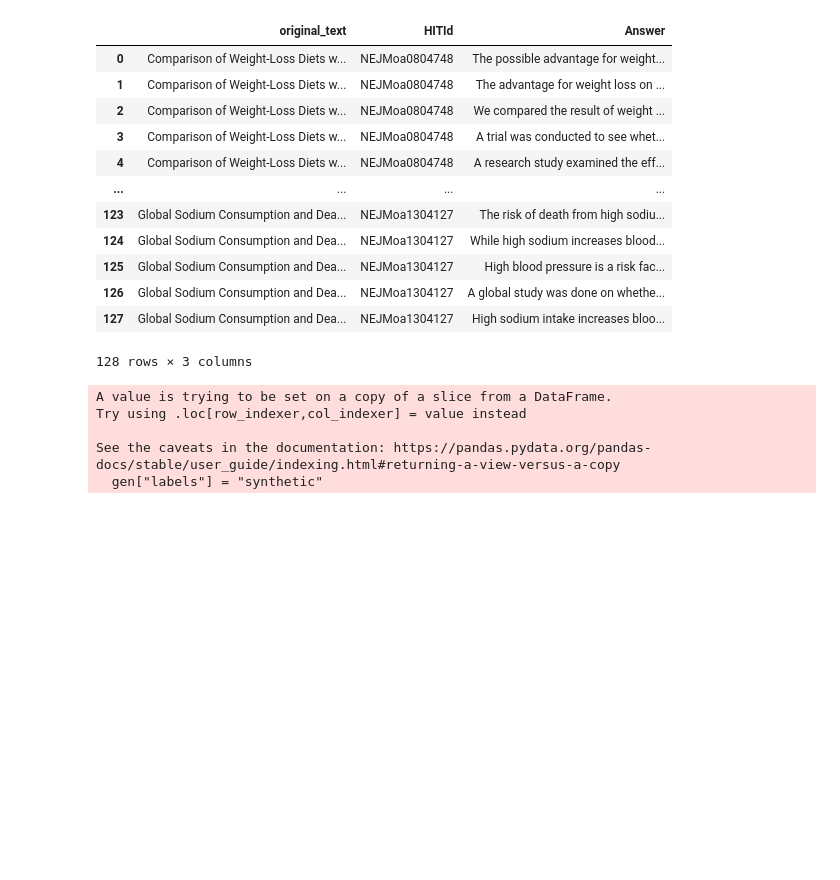
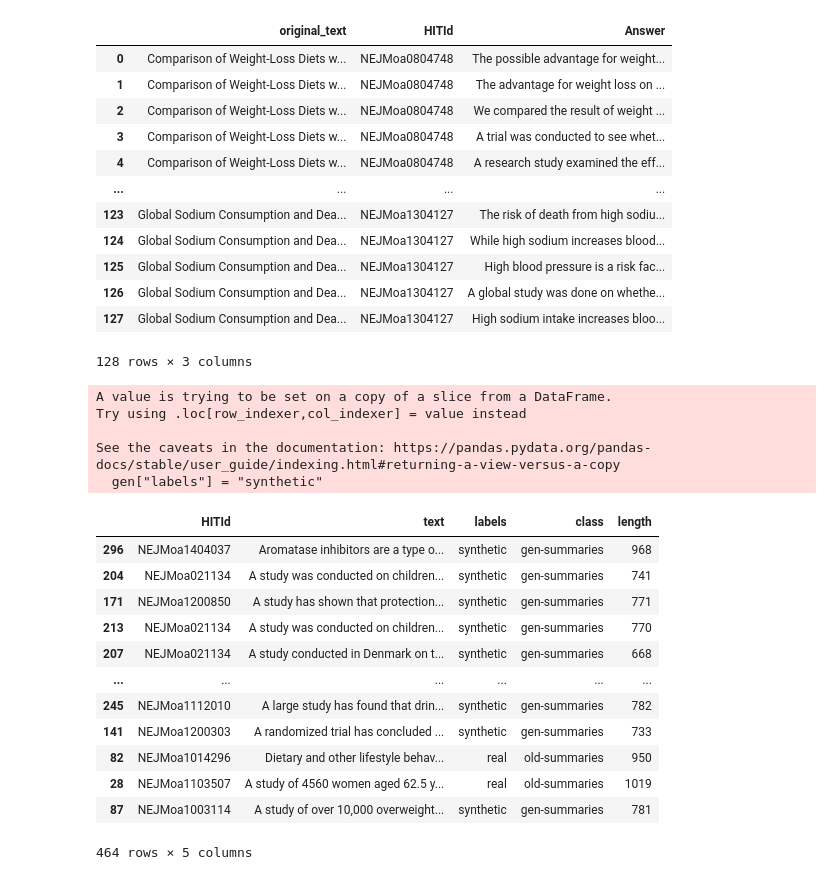
Before and after one commit to epfl-dlab/GPTurk, a Jupyter notebook: src/2_prepare_for_training.ipynb, the cells around one changed output. Cells and saved outputs as stored; diff of their text form; code cells hidden in the pictures; blank space fills up the shorter version.

```diff
--- a/src/2_prepare_for_training.ipynb
+++ b/src/2_prepare_for_training.ipynb
@@ -120,0 +123,16 @@ See the caveats in the documentation: https://pandas.pydata.org/pandas-docs/stab
+# %%
+for_training
+# %% [output]
+|  | HITId | text | labels | class | length |
+| 296 | NEJMoa1404037 | Aromatase inhibitors are a type o... | synthetic | gen-summaries | 968 |
+| 204 | NEJMoa021134 | A study was conducted on children... | synthetic | gen-summaries | 741 |
+| 171 | NEJMoa1200850 | A study has shown that protection... | synthetic | gen-summaries | 771 |
+| 213 | NEJMoa021134 | A study was conducted on children... | synthetic | gen-summaries | 770 |
+| 207 | NEJMoa021134 | A study conducted in Denmark on t... | synthetic | gen-summaries | 668 |
+| ... | ... | ... | ... | ... | ... |
+| 245 | NEJMoa1112010 | A large study has found that drin... | synthetic | gen-summaries | 782 |
+| 141 | NEJMoa1200303 | A randomized trial has concluded ... | synthetic | gen-summaries | 733 |
+| 82 | NEJMoa1014296 | Dietary and other lifestyle behav... | real | old-summaries | 950 |
+| 28 | NEJMoa1103507 | A study of 4560 women aged 62.5 y... | real | old-summaries | 1019 |
+| 87 | NEJMoa1003114 | A study of over 10,000 overweight... | synthetic | gen-summaries | 781 |
+464 rows × 5 columns
```
Also changed, not shown: parts of 5 cells of this notebook, 6 other files.
